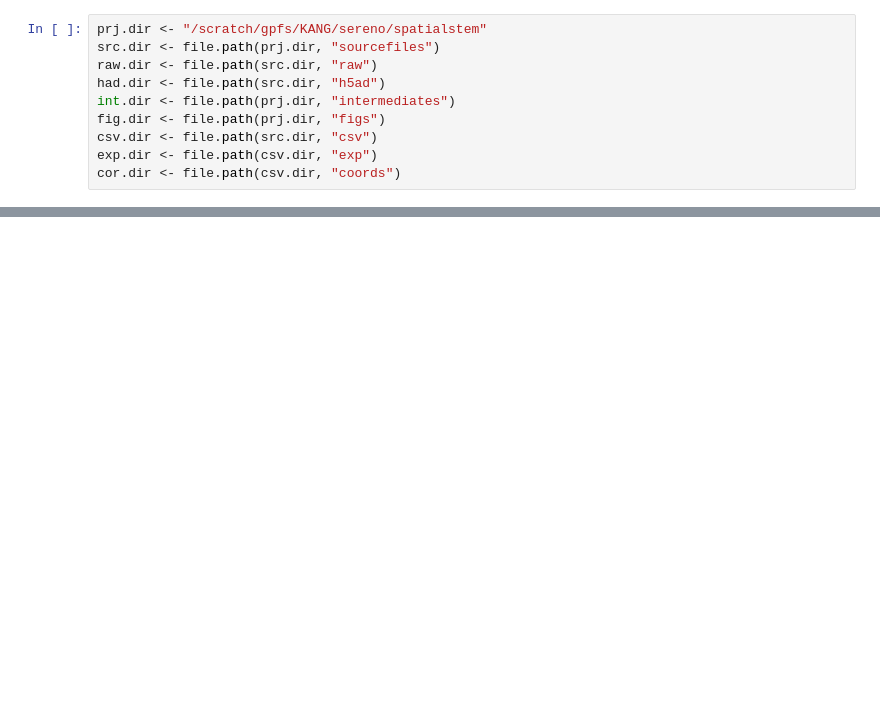
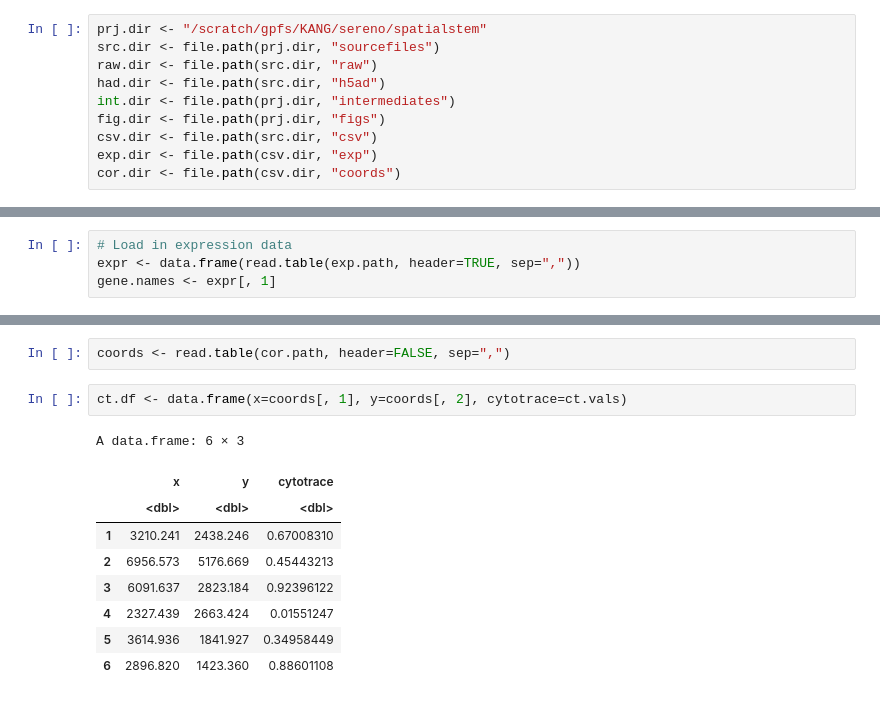
Before and after one commit to serenolopezdarwin/review_spatialstemmarkers, a Jupyter notebook: cytotrace_implementation.ipynb, the cells around one changed output, grey strips where cells are left out. Saved outputs shown, nothing was run; the diff lists cells and outputs as text; blank space fills up the shorter version.

```diff
--- a/cytotrace_implementation.ipynb
+++ b/cytotrace_implementation.ipynb
@@ -24 +32,4 @@ exp.paths[1]
 # %%
+# Load in expression data
+expr <- data.frame(read.table(exp.path, header=TRUE, sep=","))
+gene.names <- expr[, 1]
@@ -26,0 +63,14 @@ exp.paths[1]
+# %%
+coords <- read.table(cor.path, header=FALSE, sep=",")
+# %%
+ct.df <- data.frame(x=coords[, 1], y=coords[, 2], cytotrace=ct.vals)
+# %% [output]
+A data.frame: 6 × 3
+|  | x | y | cytotrace |
+|  | <dbl> | <dbl> | <dbl> |
+| 1 | 3210.241 | 2438.246 | 0.67008310 |
+| 2 | 6956.573 | 5176.669 | 0.45443213 |
+| 3 | 6091.637 | 2823.184 | 0.92396122 |
+| 4 | 2327.439 | 2663.424 | 0.01551247 |
+| 5 | 3614.936 | 1841.927 | 0.34958449 |
+| 6 | 2896.820 | 1423.360 | 0.88601108 |
```
Also changed, not shown: parts of 7 cells of this notebook, 2 other files.
